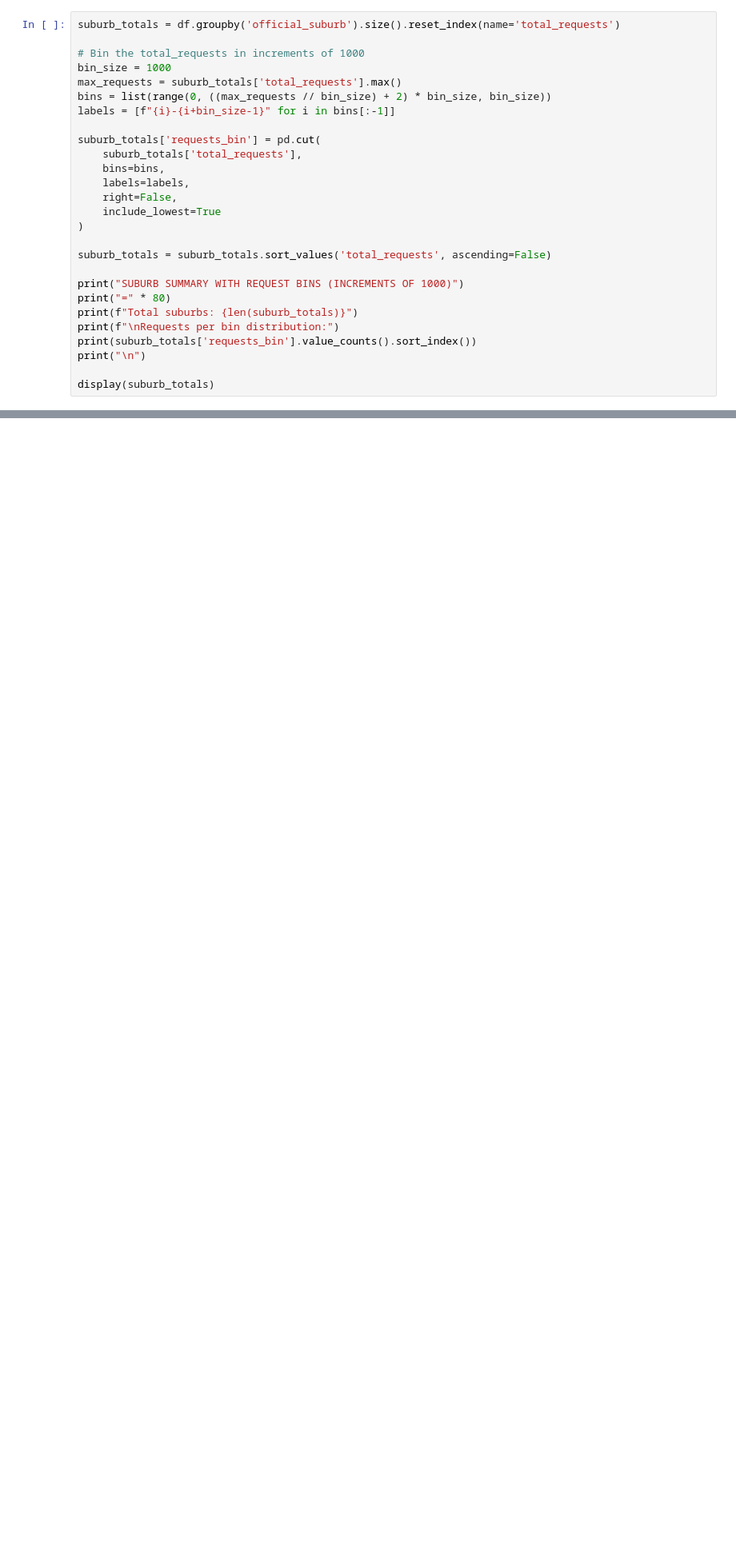
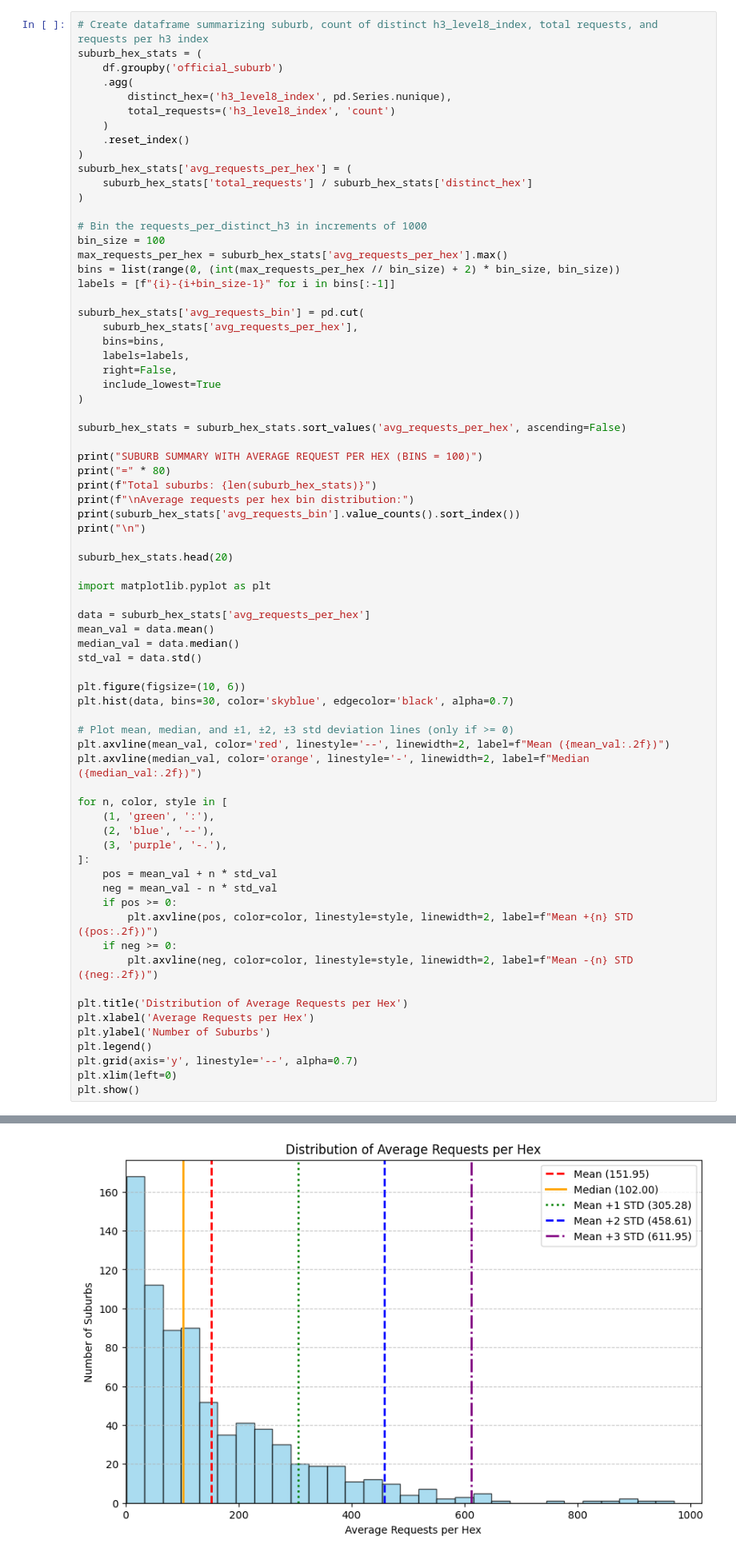
Before and after one commit to thedataferret/coct_ds_code_challenge, a Jupyter notebook: classification.ipynb, the cells around one changed output, grey strips where cells are left out. Shown at 80% size. Drawn from its saved outputs; the diff is of its cells as text; blank space fills up the shorter version.

Commit message:
feat: added rudimentary density calculation and distribution chart

```diff
--- a/classification.ipynb
+++ b/classification.ipynb
@@ -506,28 +512,73 @@ Table showing for each suburb:
 # %%
-suburb_totals = df.groupby('official_suburb').size().reset_index(name='total_requests')
+# Create dataframe summarizing suburb, count of distinct h3_level8_index, total requests, and requests per h3 index
+suburb_hex_stats = (
+    df.groupby('official_suburb')
+    .agg(
+        distinct_hex=('h3_level8_index', pd.Series.nunique),
+        total_requests=('h3_level8_index', 'count')
+    )
+    .reset_index()
+)
+suburb_hex_stats['avg_requests_per_hex'] = (
+    suburb_hex_stats['total_requests'] / suburb_hex_stats['distinct_hex']
+)
 
-# Bin the total_requests in increments of 1000
-bin_size = 1000
-max_requests = suburb_totals['total_requests'].max()
-bins = list(range(0, ((max_requests // bin_size) + 2) * bin_size, bin_size))
+# Bin the requests_per_distinct_h3 in increments of 1000
+bin_size = 100
+max_requests_per_hex = suburb_hex_stats['avg_requests_per_hex'].max()
+bins = list(range(0, (int(max_requests_per_hex // bin_size) + 2) * bin_size, bin_size))
 labels = [f"{i}-{i+bin_size-1}" for i in bins[:-1]]
 
-suburb_totals['requests_bin'] = pd.cut(
-    suburb_totals['total_requests'],
+suburb_hex_stats['avg_requests_bin'] = pd.cut(
+    suburb_hex_stats['avg_requests_per_hex'],
     bins=bins,
     labels=labels,
     right=False,
     include_lowest=True
 )
 
-suburb_totals = suburb_totals.sort_values('total_requests', ascending=False)
+suburb_hex_stats = suburb_hex_stats.sort_values('avg_requests_per_hex', ascending=False)
 
-print("SUBURB SUMMARY WITH REQUEST BINS (INCREMENTS OF 1000)")
+print("SUBURB SUMMARY WITH AVERAGE REQUEST PER HEX (BINS = 100)")
 print("=" * 80)
-print(f"Total suburbs: {len(suburb_totals)}")
-print(f"\nRequests per bin distribution:")
-print(suburb_totals['requests_bin'].value_counts().sort_index())
+print(f"Total suburbs: {len(suburb_hex_stats)}")
+print(f"\nAverage requests per hex bin distribution:")
+print(suburb_hex_stats['avg_requests_bin'].value_counts().sort_index())
 print("\n")
 
-display(suburb_totals)
+suburb_hex_stats.head(20)
+
+import matplotlib.pyplot as plt
+
+data = suburb_hex_stats['avg_requests_per_hex']
+mean_val = data.mean()
+median_val = data.median()
+std_val = data.std()
+
+plt.figure(figsize=(10, 6))
+plt.hist(data, bins=30, color='skyblue', edgecolor='black', alpha=0.7)
+
+# Plot mean, median, and ±1, ±2, ±3 std deviation lines (only if >= 0)
+plt.axvline(mean_val, color='red', linestyle='--', linewidth=2, label=f"Mean ({mean_val:.2f})")
+plt.axvline(median_val, color='orange', linestyle='-', linewidth=2, label=f"Median ({median_val:.2f})")
+
+for n, color, style in [
+    (1, 'green', ':'),
+    (2, 'blue', '--'),
+    (3, 'purple', '-.'),
+]:
+    pos = mean_val + n * std_val
+    neg = mean_val - n * std_val
+    if pos >= 0:
+        plt.axvline(pos, color=color, linestyle=style, linewidth=2, label=f"Mean +{n} STD ({pos:.2f})")
+    if neg >= 0:
+        plt.axvline(neg, color=color, linestyle=style, linewidth=2, label=f"Mean -{n} STD ({neg:.2f})")
+
+plt.title('Distribution of Average Requests per Hex')
+plt.xlabel('Average Requests per Hex')
+plt.ylabel('Number of Suburbs')
+plt.legend()
+plt.grid(axis='y', linestyle='--', alpha=0.7)
+plt.xlim(left=0)
+plt.show()
 # %% [output]
@@ -564,3 +602,4 @@ Name: count, dtype: int64
+[figure, added]
 # %% [markdown]
 ### Output 3: Bar Chart - Service Requests by Code
 
```
Also changed, not shown: parts of 4 cells of this notebook.
